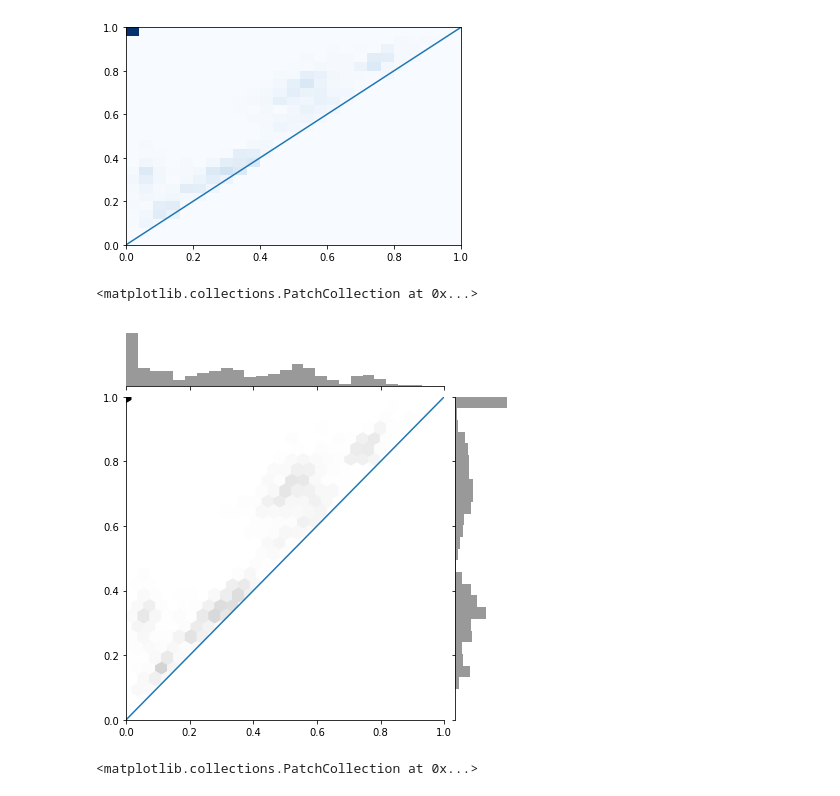
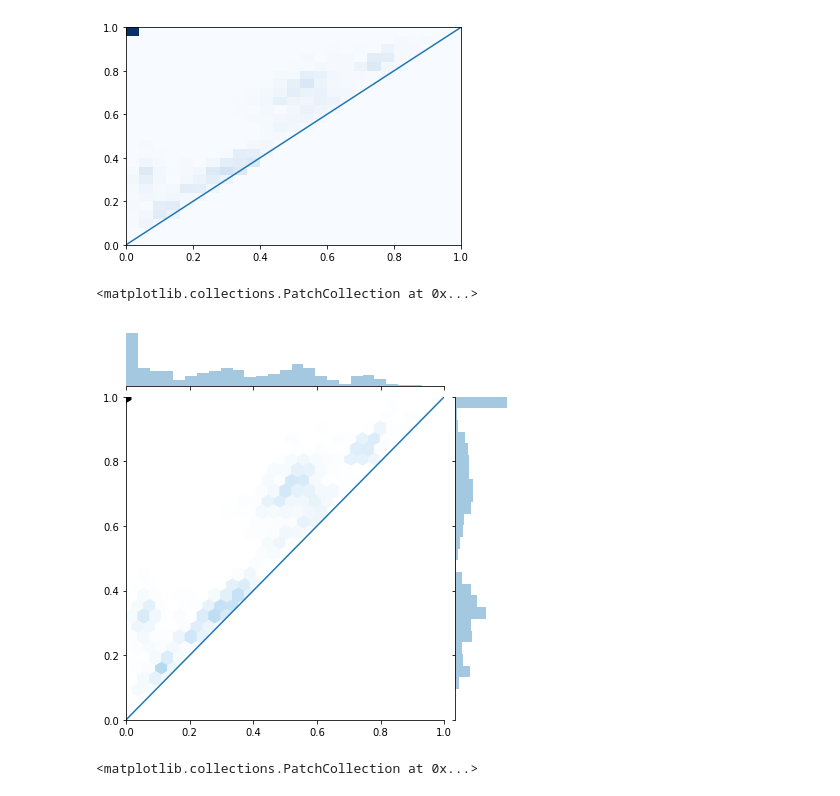
Before and after one commit to maljovec/topopy, a Jupyter notebook: ProbabilisticPersistenceDiagram.ipynb, the cells around one changed output. Saved outputs shown, nothing was run; the diff lists cells and outputs as text; code cells hidden in the pictures.

```diff
--- a/ProbabilisticPersistenceDiagram.ipynb
+++ b/ProbabilisticPersistenceDiagram.ipynb
@@ -62,25 +62,30 @@ surface_plot(f, ax, resolution=resolution, title='Smooth Function')
 # %% [markdown]
 ## Build Several Complexes Using Random Sampling
 # %%
-diagrams = []
+def generate_diagrams(samples=samples, repetitions=100):
+    diagrams = []
 
-for seed in range(100):
-    X = samplers.CVTSampler.generate_samples(samples, 2, seed)
-    Y = test_function(X)
-    Y = (Y - np.min(Y)) / (np.max(Y) - np.min(Y))
-    msc = topopy.MorseSmaleComplex(graph="beta skeleton", gradient="steepest", max_neighbors=8, beta=1.0)
-    msc.build(X, Y)
-    dgm = []
-    for extrema, (persistence, surviving, saddle) in msc.get_merge_sequence().items():
-        extrema_type = msc.get_classification(extrema)
-        if extrema_type == 'minimum':
-            birth = Y[extrema]
-            death = Y[extrema] + persistence
-        else:
-            birth = Y[extrema] - persistence
-            death = Y[extrema]
-        dgm.append((birth, death))
-    diagrams.append(dgm)
+    for seed in range(repetitions):
+        X = samplers.CVTSampler.generate_samples(samples, 2, seed)
+        Y = test_function(X)
+        Y = (Y - np.min(Y)) / (np.max(Y) - np.min(Y))
+        msc = topopy.MorseSmaleComplex(graph="beta skeleton", gradient="steepest", max_neighbors=8, beta=1.0)
+        msc.build(X, Y)
+        dgm = []
+        for extrema, (persistence, surviving, saddle) in msc.get_merge_sequence().items():
+            extrema_type = msc.get_classification(extrema)
+            if extrema_type == 'minimum':
+                birth = Y[extrema]
+                death = Y[extrema] + persistence
+            else:
+                birth = Y[extrema] - persistence
+                death = Y[extrema]
+            dgm.append((birth, death))
+        diagrams.append(dgm)
+
+    return diagrams
+
+diagrams = generate_diagrams(samples, 100)
 # %% [markdown]
 ## Plot All Realized Persistence Diagrams
 # %%
@@ -119,19 +124,19 @@ plt.gca().set_ylim(min_value, max_value)
 # %%
 births = []
 deaths = []
 for dgm in diagrams:
     for (birth, death) in dgm:
         births.append(birth)
         deaths.append(death)
 
-grid = sns.jointplot(births, deaths, joint_kws={"gridsize": 25}, marginal_kws={"bins": 25}, kind="hex", color="k", xlim=(min_value, max_value), ylim=(min_value, max_value))
+grid = sns.jointplot(births, deaths, joint_kws={"gridsize": 25}, marginal_kws={"bins": 25}, kind="hex", xlim=(min_value, max_value), ylim=(min_value, max_value))
 grid.ax_joint.plot([0, max_value], [0, max_value])
 lower_triangle = patches.Polygon([[0, 0], [max_value, max_value], [max_value, 0]])
 mask = collections.PatchCollection([lower_triangle], alpha=1, color='#FFFFFF')
 grid.ax_joint.add_collection(mask)
 # %% [output]
 <matplotlib.collections.PatchCollection at 0x...>
-[figure, old version]
+[figure, new version]
 # %%
 births = []
 deaths = []
```
Also changed, not shown: parts of 8 cells of this notebook.
